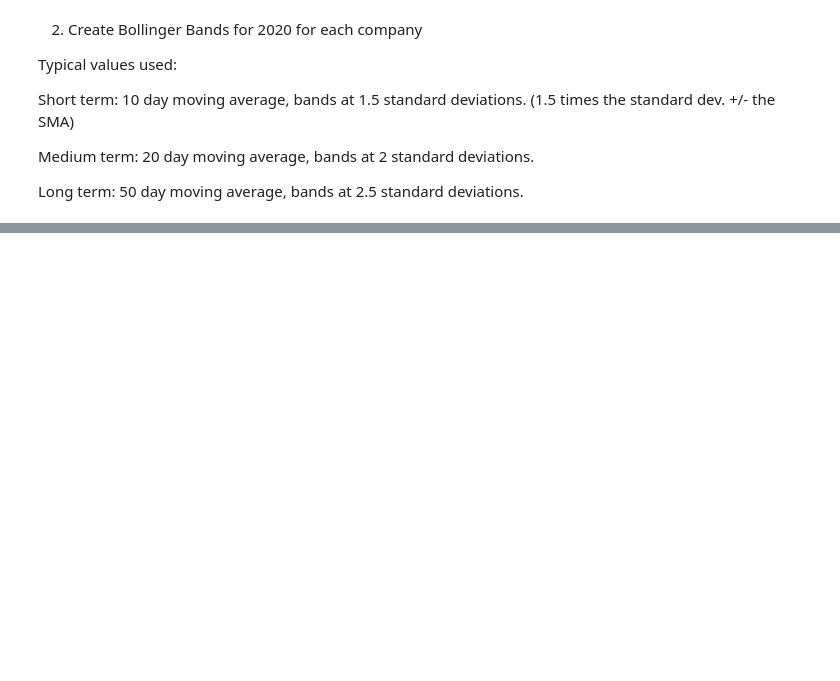
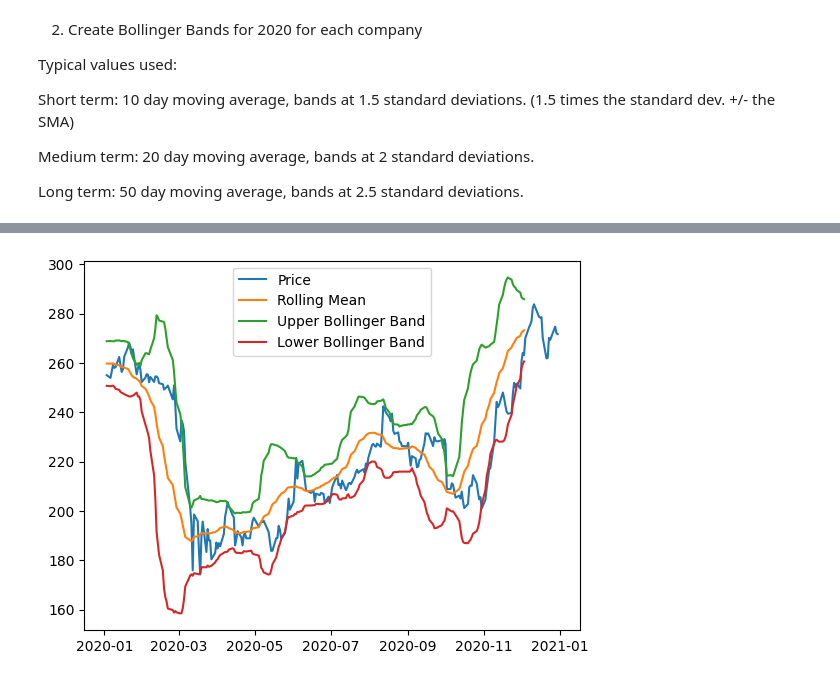
Before and after one commit to henryhyunwookim/ValueInvestor, a Jupyter notebook: ValueInvestor.ipynb, the cells around one changed output, grey strips where cells are left out. Drawn from its saved outputs; the diff is of its cells as text; code cells hidden in the pictures; blank space fills up the shorter version.

```diff
--- a/ValueInvestor.ipynb
+++ b/ValueInvestor.ipynb
@@ -105,0 +120,22 @@ Long term: 50 day moving average, bands at 2.5 standard deviations.
+# %%
+import matplotlib.pyplot as plt
+
+# Define time period and calculate rolling mean and standard deviation
+time_period = 20
+rolling_mean = df_1_train['Price'].rolling(window=time_period).mean()
+rolling_std = df_1_train['Price'].rolling(window=time_period).std()
+
+# Calculate upper and lower Bollinger Bands
+upper_band = rolling_mean + (rolling_std * 2)
+lower_band = rolling_mean - (rolling_std * 2)
+
+
+# Plot the data and the Bollinger Bands
+plt.plot(df_1_train['Price'], label='Price')
+plt.plot(rolling_mean, label='Rolling Mean')
+plt.plot(upper_band, label='Upper Bollinger Band')
+plt.plot(lower_band, label='Lower Bollinger Band')
+plt.legend()
+plt.show()
+# %% [output]
+[figure, added]
```
Also changed, not shown: parts of 14 cells of this notebook.
